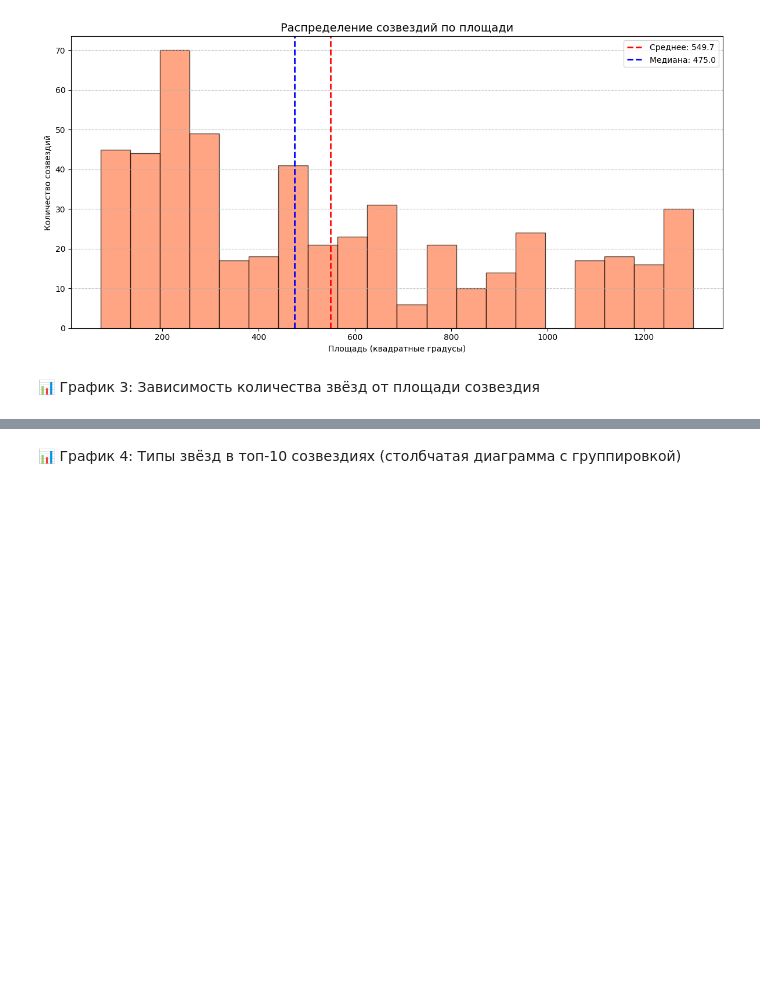
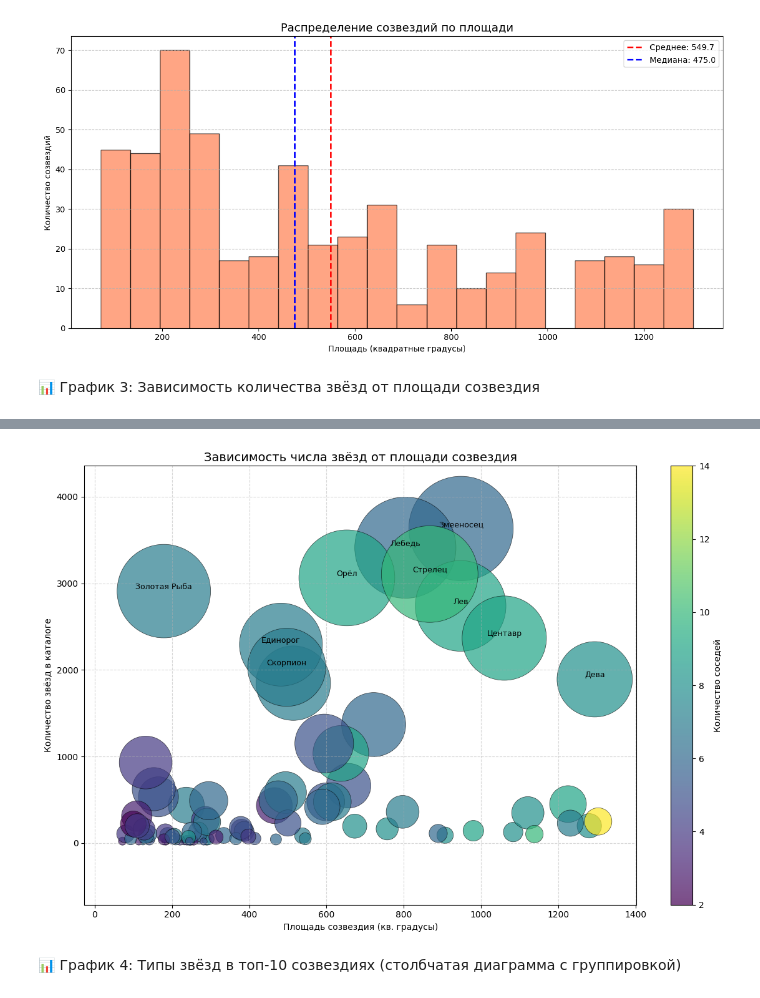
Before and after one commit to kolessovva/python-ai-Albina-Kolesova, a Jupyter notebook: notebooks/week3_visualization.ipynb, the cells around one changed output, grey strips where cells are left out. Cells and saved outputs as stored; diff of their text form; code cells hidden in the pictures; blank space fills up the shorter version.

```diff
--- a/notebooks/week3_visualization.ipynb
+++ b/notebooks/week3_visualization.ipynb
@@ -239,3 +276,37 @@ plt.show()
+# %%
+import matplotlib.pyplot as plt
+
+plt.figure(figsize=(12, 8))
+
+# Получаем текущие оси, чтобы управлять отступами
+ax = plt.gca()
+
+sc = ax.scatter(df_merged['area'], df_merged['star_count'],
+                s=df_merged['star_count']*4,  # Уменьшил множитель (было *5), чтобы кружки не были гигантскими
+                c=df_merged['neighbor_count'],
+                cmap='viridis',
+                alpha=0.7,
+                edgecolors='black',
+                linewidths=0.5) # Исправлено: linewidths (во множественном числе)
+
+plt.colorbar(sc, label='Количество соседей')
+plt.xlabel('Площадь созвездия (кв. градусы)')
+plt.ylabel('Количество звёзд в каталоге')
+plt.title('Зависимость числа звёзд от площади созвездия', fontsize=14)
+plt.grid(True, linestyle='--', alpha=0.5)
+
+# Добавляем отступы (5% от диапазона данных), чтобы кружки не обрезались краями
+ax.margins(x=0.08, y=0.2)
+
+# Подпишем несколько самых звёздных созвездий
+for _, row in df_merged.nlargest(10, 'star_count').iterrows():
+    plt.annotate(row['constellation'], (row['area'], row['star_count']),
+                 fontsize=9, ha='center', va='bottom')
+
+plt.tight_layout()
+plt.show()
+# %% [output]
+[figure, added]
 # %% [markdown]
 📊 График 4: Типы звёзд в топ-10 созвездиях (столбчатая диаграмма с группировкой)
 # %% [markdown]
```
Also changed, not shown: parts of 14 cells of this notebook.
